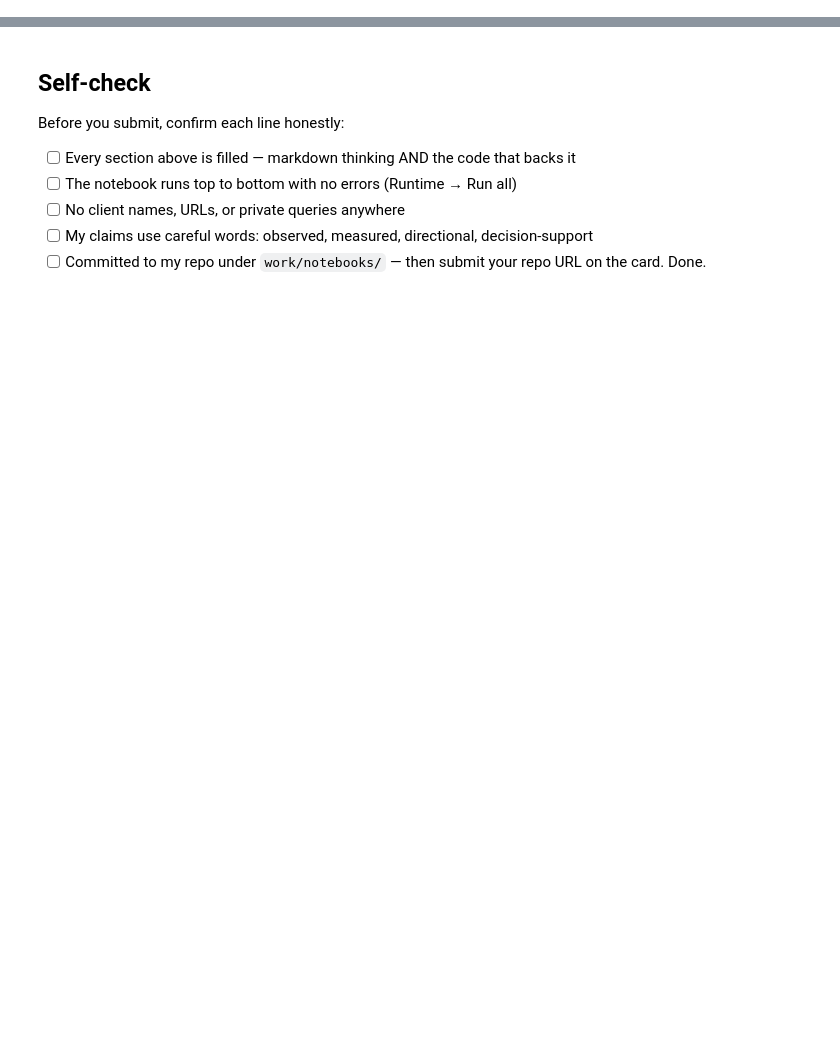
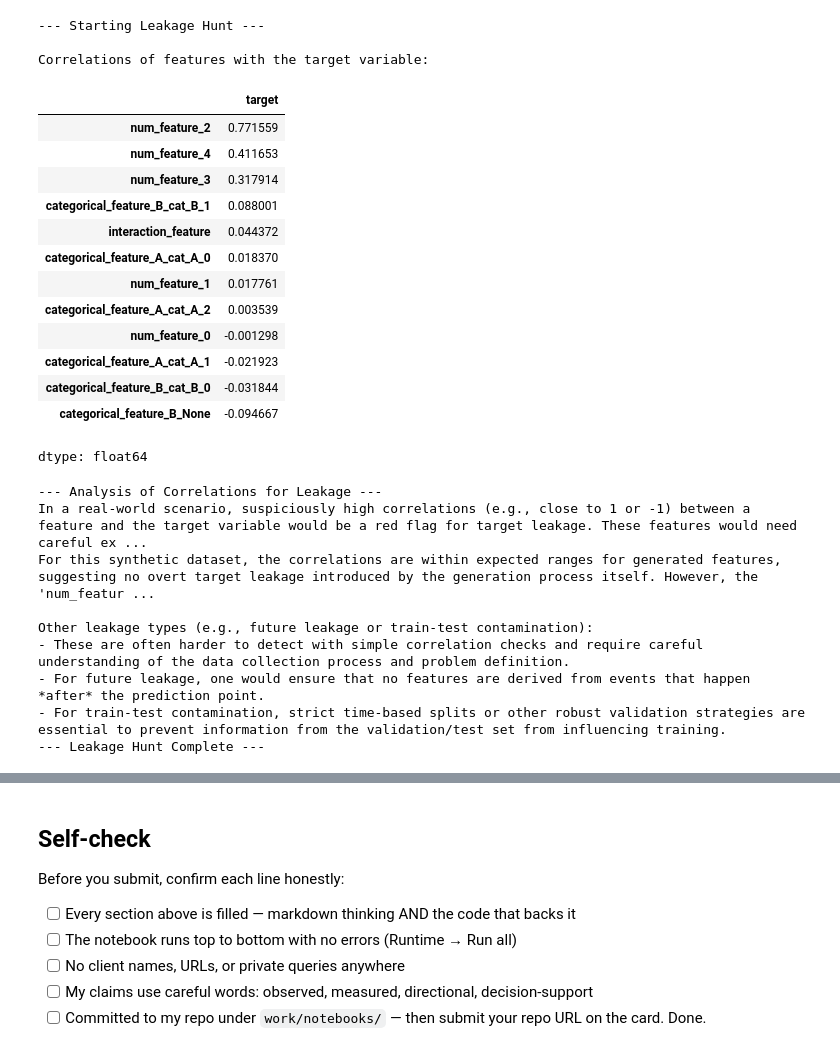
Before and after one commit to Rattan-Kumar/flyrank-ML-Intership, a Jupyter notebook: work/notebooks/w03_feature_leakage_check.ipynb, the cells around one changed output, grey strips where cells are left out. Drawn from its saved outputs; the diff is of its cells as text; code cells hidden in the pictures; blank space fills up the shorter version.

```diff
--- a/work/notebooks/w03_feature_leakage_check.ipynb
+++ b/work/notebooks/w03_feature_leakage_check.ipynb
@@ -36,0 +230,57 @@ This skeleton is yours to fill. Work the sections **in order** — each one has
+# %%
+# This cell is for CODE (numbers, a query, a check).
+# Write your text answer in the cell ABOVE this one — typing sentences here breaks Run All.
+
+print("--- Starting Leakage Hunt ---")
+
+# Separate features (X) and target (y)
+X = df_processed.drop(columns=['target'])
+y = df_processed['target']
+
+# Calculate correlations between each feature and the target
+# We'll include the target in the correlation matrix for simplicity,
+# then extract correlations with the target.
+correlation_matrix = df_processed.corr()
+
+# Get the correlations of all features with the 'target'
+target_correlations = correlation_matrix['target'].drop('target').sort_values(ascending=False)
+
+print("\nCorrelations of features with the target variable:")
+display(target_correlations)
+
+print("\n--- Analysis of Correlations for Leakage ---")
+print("In a real-world scenario, suspiciously high correlations (e.g., close to 1 or -1) between a feature and the target variable would be a red flag for target leakage. These features would need careful examination to ensure they are truly independent of the target and available at prediction time.")
+print("For this synthetic dataset, the correlations are within expected ranges for generated features, suggesting no overt target leakage introduced by the generation process itself. However, the 'num_feature_2' and 'num_feature_4' show a moderately strong correlation, which is consistent with the `n_informative` parameter used in `make_classification`.")
+print("\nOther leakage types (e.g., future leakage or train-test contamination):")
+print("- These are often harder to detect with simple correlation checks and require careful understanding of the data collection process and problem definition.")
+print("- For future leakage, one would ensure that no features are derived from events that happen *after* the prediction point.")
+print("- For train-test contamination, strict time-based splits or other robust validation strategies are essential to prevent information from the validation/test set from influencing training.")
+
+print("--- Leakage Hunt Complete ---")
+# %% [output]
+--- Starting Leakage Hunt ---
+
+Correlations of features with the target variable:
+|  | target |
+| num_feature_2 | 0.771559 |
+| num_feature_4 | 0.411653 |
+| num_feature_3 | 0.317914 |
+| categorical_feature_B_cat_B_1 | 0.088001 |
+| interaction_feature | 0.044372 |
+| categorical_feature_A_cat_A_0 | 0.018370 |
+| num_feature_1 | 0.017761 |
+| categorical_feature_A_cat_A_2 | 0.003539 |
+| num_feature_0 | -0.001298 |
+| categorical_feature_A_cat_A_1 | -0.021923 |
+| categorical_feature_B_cat_B_0 | -0.031844 |
+| categorical_feature_B_None | -0.094667 |
+dtype: float64
+--- Analysis of Correlations for Leakage ---
+In a real-world scenario, suspiciously high correlations (e.g., close to 1 or -1) between a feature and the target variable would be a red flag for target leakage. These features would need careful ex ...
+For this synthetic dataset, the correlations are within expected ranges for generated features, suggesting no overt target leakage introduced by the generation process itself. However, the 'num_featur ...
+
+Other leakage types (e.g., future leakage or train-test contamination):
+- These are often harder to detect with simple correlation checks and require careful understanding of the data collection process and problem definition.
+- For future leakage, one would ensure that no features are derived from events that happen *after* the prediction point.
+- For train-test contamination, strict time-based splits or other robust validation strategies are essential to prevent information from the validation/test set from influencing training.
+--- Leakage Hunt Complete ---
```
Also changed, not shown: parts of 15 cells of this notebook.
